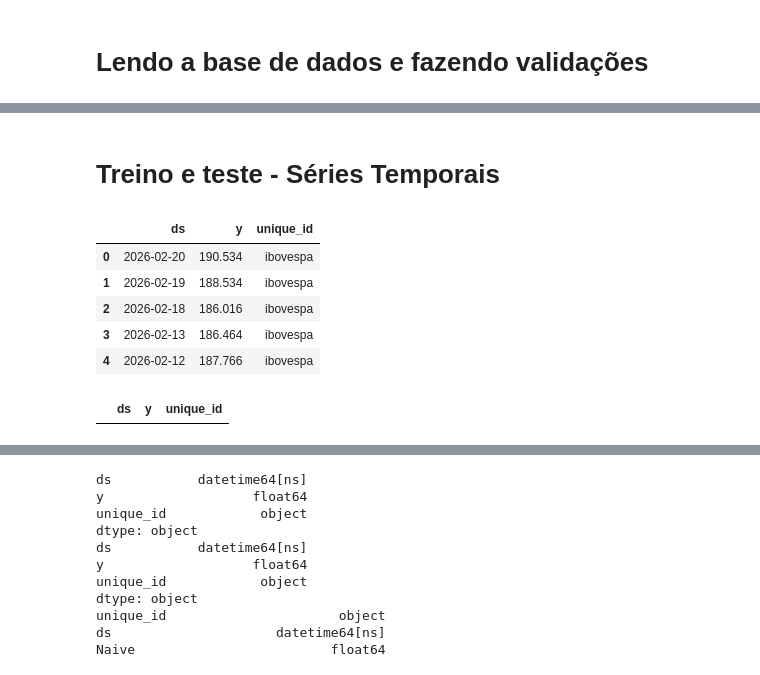
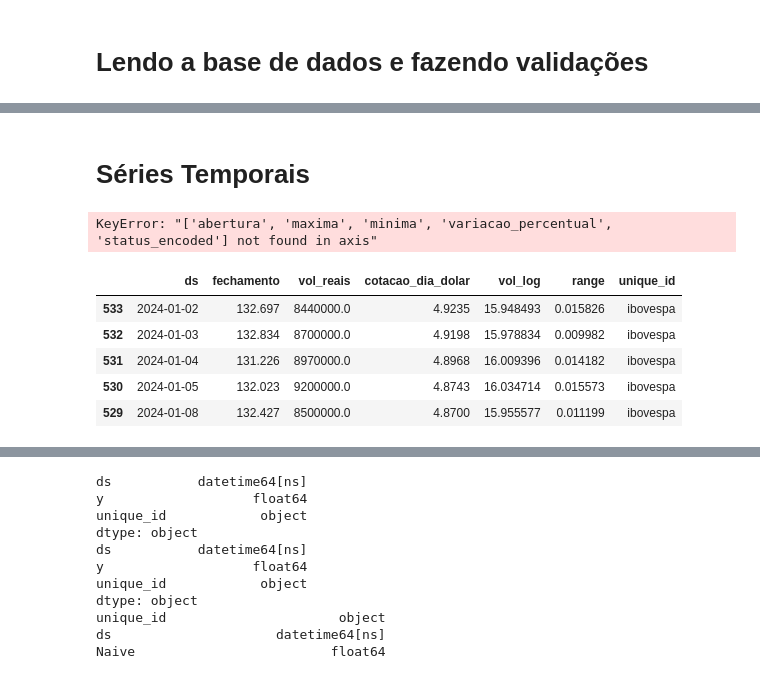
Before and after one commit to naruto112/data_analytics_fase2, a Jupyter notebook: modelagem/criacao_modelo.ipynb, the cells around one changed output, grey strips where cells are left out. Saved outputs shown, nothing was run; the diff lists cells and outputs as text; code cells hidden in the pictures.

```diff
--- a/modelagem/criacao_modelo.ipynb
+++ b/modelagem/criacao_modelo.ipynb
@@ -81,0 +106,4 @@ dtype: int64
+# %%
+ibovespa["volatility_5"] = ibovespa["ret_1"].rolling(5).std()
+# %%
+ibovespa["status"] = (ibovespa["variacao_percentual"].shift(-1) > 0).astype(int)
@@ -81,0 +121,4 @@ dtype: int64
+# %%
+ibovespa = ibovespa.dropna()
+ibovespa = ibovespa.reset_index(drop=True)
+ibovespa = ibovespa.drop(columns=['abertura', 'maxima', 'minima', 'fechamento', 'vol_reais', 'variacao_percentual'])
@@ -82,19 +296,17 @@ dtype: int64
 # %% [markdown]
-# Treino e teste - Séries Temporais
+# Séries Temporais
 # %%
-ibovespa_encoded_filtrada = ibovespa_encoded.drop(columns=['abertura', 'maxima', 'minima', 'variacao_percentual', 'status_encoded'])
-ibovespa_encoded_filtrada["unique_id"] = "ibovespa"
+ibovespa_filtrada = ibovespa.drop(columns=['abertura', 'maxima', 'minima', 'variacao_percentual', 'status_encoded'])
+ibovespa_filtrada["unique_id"] = "ibovespa"
+# %% [output]
+KeyError: "['abertura', 'maxima', 'minima', 'variacao_percentual', 'status_encoded'] not found in axis"
 # %%
-ibovespa_encoded_filtrada.head()
+ibovespa_filtrada.head()
 # %% [output]
-|  | ds | y | unique_id |
-| 0 | 2026-02-20 | 190.534 | ibovespa |
-| 1 | 2026-02-19 | 188.534 | ibovespa |
-| 2 | 2026-02-18 | 186.016 | ibovespa |
-| 3 | 2026-02-13 | 186.464 | ibovespa |
-| 4 | 2026-02-12 | 187.766 | ibovespa |
+|  | ds | fechamento | vol_reais | cotacao_dia_dolar | vol_log | range | unique_id |
+| 533 | 2024-01-02 | 132.697 | 8440000.0 | 4.9235 | 15.948493 | 0.015826 | ibovespa |
+| 532 | 2024-01-03 | 132.834 | 8700000.0 | 4.9198 | 15.978834 | 0.009982 | ibovespa |
+| 531 | 2024-01-04 | 131.226 | 8970000.0 | 4.8968 | 16.009396 | 0.014182 | ibovespa |
+| 530 | 2024-01-05 | 132.023 | 9200000.0 | 4.8743 | 16.034714 | 0.015573 | ibovespa |
+| 529 | 2024-01-08 | 132.427 | 8500000.0 | 4.8700 | 15.955577 | 0.011199 | ibovespa |
-# %%
-ibovespa_encoded_filtrada[ibovespa_encoded_filtrada['ds'] == '2020-02-02']
-# %% [output]
-|  | ds | y | unique_id |
 # %%
```
Also changed, not shown: parts of 57 cells of this notebook, 2 other files.
